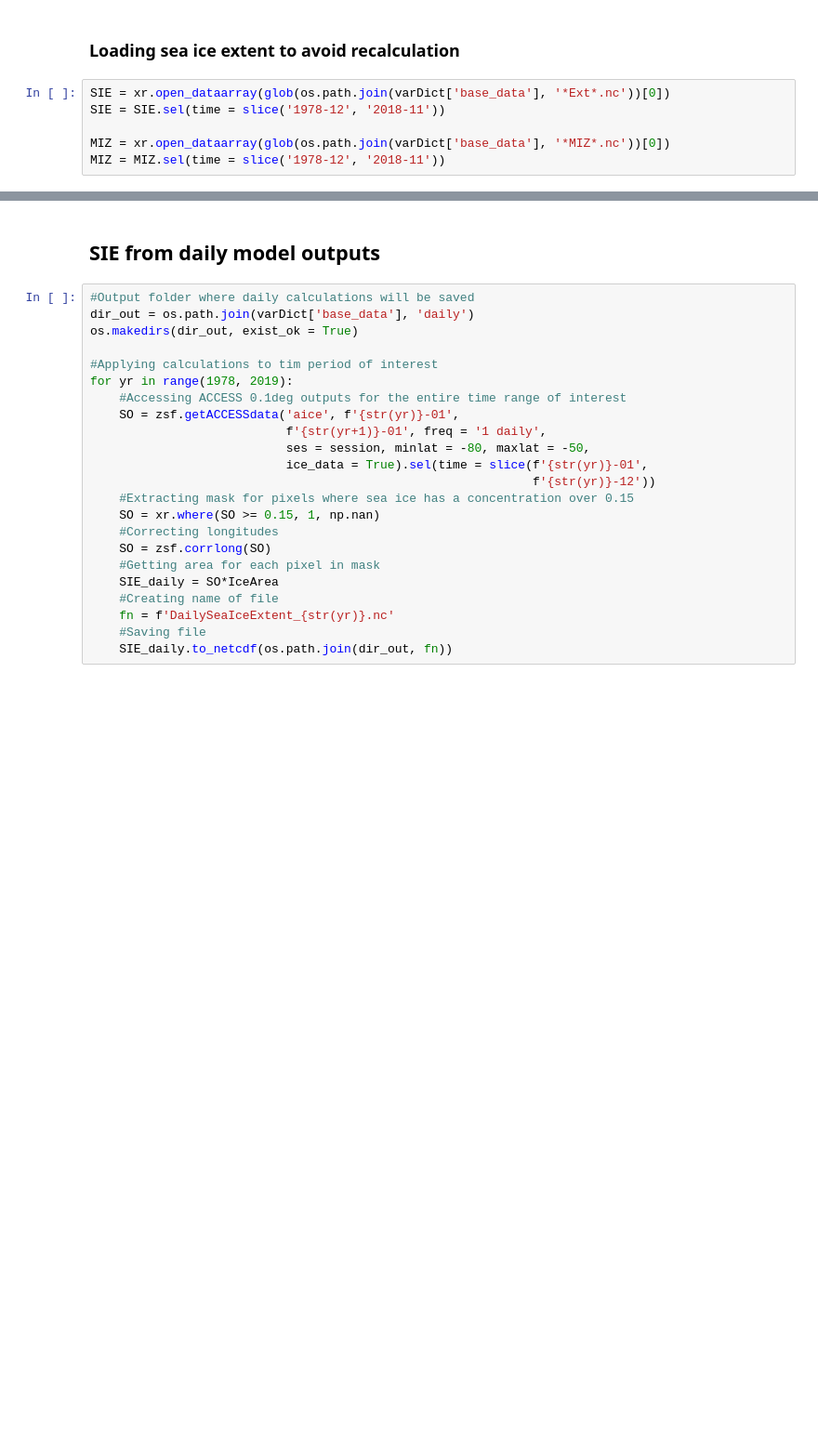
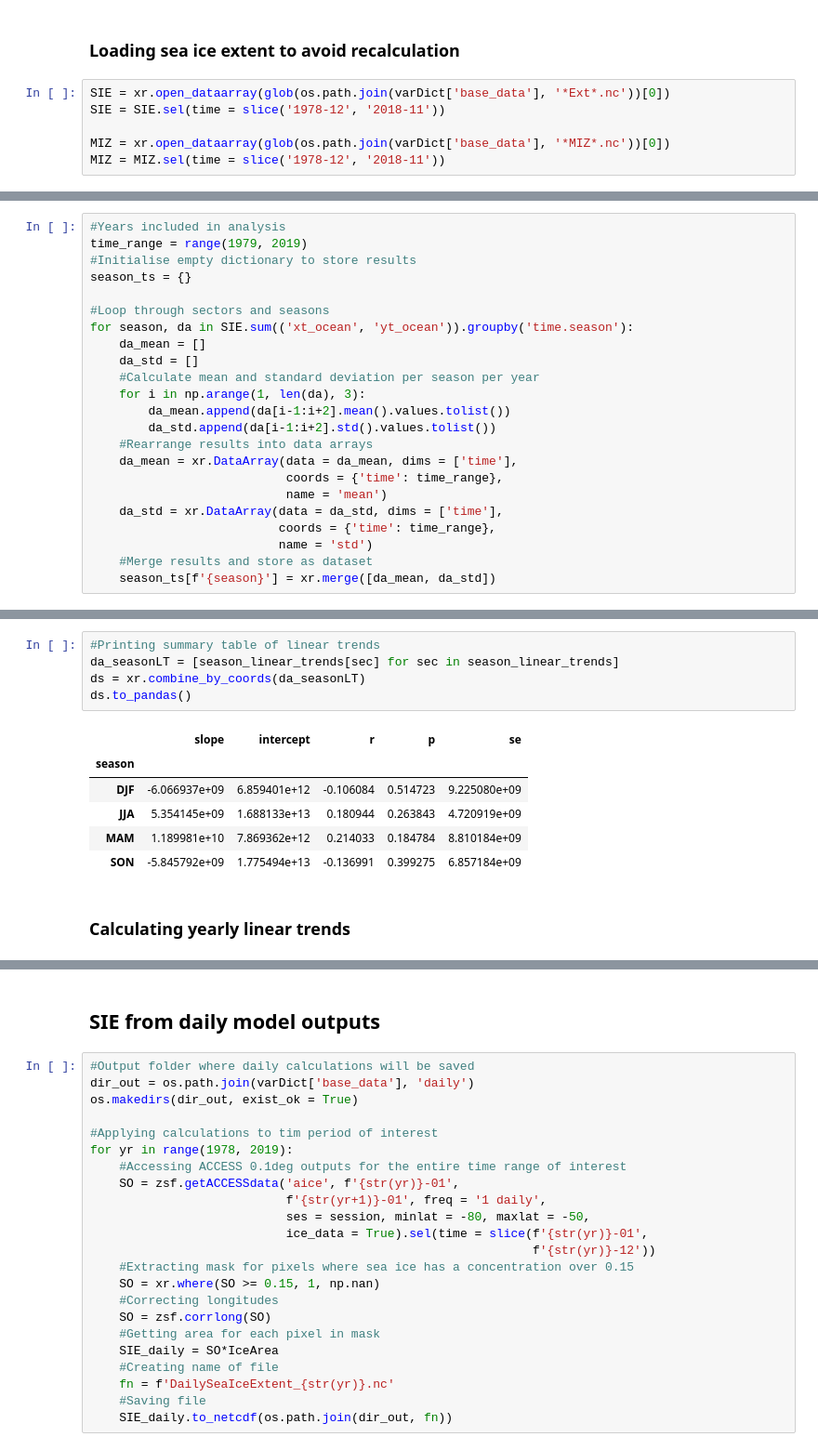
Before and after one commit to lidefi87/ACCESS_scripts_DFA, a Jupyter notebook: Scripts/SeaIcePlotsModel.ipynb, the cells around one changed output, grey strips where cells are left out. Shown at 93% size. Drawn from its saved outputs; the diff is of its cells as text; blank space fills up the shorter version.

```diff
--- a/Scripts/SeaIcePlotsModel.ipynb
+++ b/Scripts/SeaIcePlotsModel.ipynb
@@ -1950,0 +1998,23 @@ MIZ = MIZ.sel(time = slice('1978-12', '2018-11'))
+# %%
+#Years included in analysis
+time_range = range(1979, 2019)
+#Initialise empty dictionary to store results
+season_ts = {}
+
+#Loop through sectors and seasons
+for season, da in SIE.sum(('xt_ocean', 'yt_ocean')).groupby('time.season'):
+    da_mean = []
+    da_std = []
+    #Calculate mean and standard deviation per season per year
+    for i in np.arange(1, len(da), 3):
+        da_mean.append(da[i-1:i+2].mean().values.tolist())
+        da_std.append(da[i-1:i+2].std().values.tolist())
+    #Rearrange results into data arrays
+    da_mean = xr.DataArray(data = da_mean, dims = ['time'],
+                           coords = {'time': time_range},
+                           name = 'mean')
+    da_std = xr.DataArray(data = da_std, dims = ['time'],
+                          coords = {'time': time_range},
+                          name = 'std')
+    #Merge results and store as dataset
+    season_ts[f'{season}'] = xr.merge([da_mean, da_std])
@@ -1950,0 +2036,14 @@ MIZ = MIZ.sel(time = slice('1978-12', '2018-11'))
+# %%
+#Printing summary table of linear trends
+da_seasonLT = [season_linear_trends[sec] for sec in season_linear_trends]
+ds = xr.combine_by_coords(da_seasonLT)
+ds.to_pandas()
+# %% [output]
+|  | slope | intercept | r | p | se |
+| season |  |  |  |  |  |
+| DJF | -6.066937e+09 | 6.859401e+12 | -0.106084 | 0.514723 | 9.225080e+09 |
+| JJA | 5.354145e+09 | 1.688133e+13 | 0.180944 | 0.263843 | 4.720919e+09 |
+| MAM | 1.189981e+10 | 7.869362e+12 | 0.214033 | 0.184784 | 8.810184e+09 |
+| SON | -5.845792e+09 | 1.775494e+13 | -0.136991 | 0.399275 | 6.857184e+09 |
+# %% [markdown]
+### Calculating yearly linear trends
```
Also changed, not shown: parts of 15 cells of this notebook, 1 other file.
